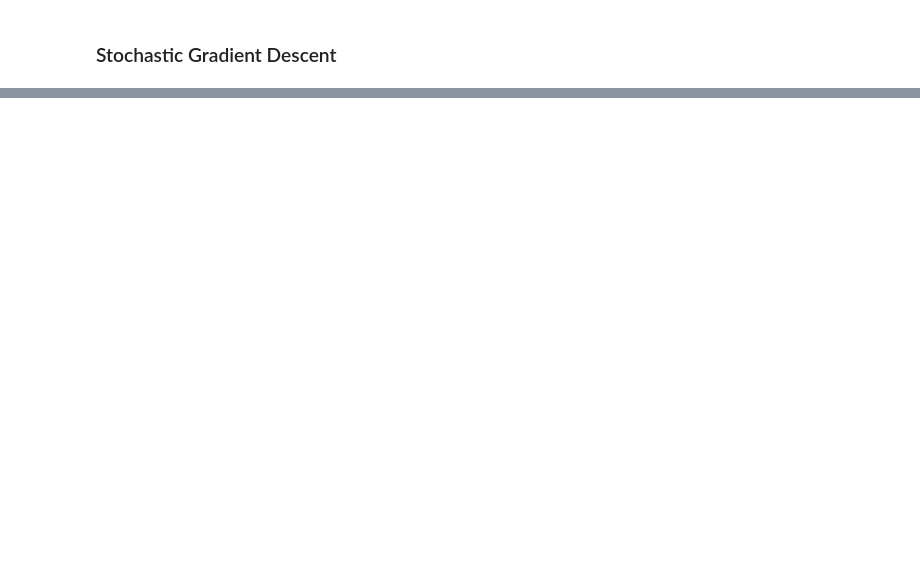
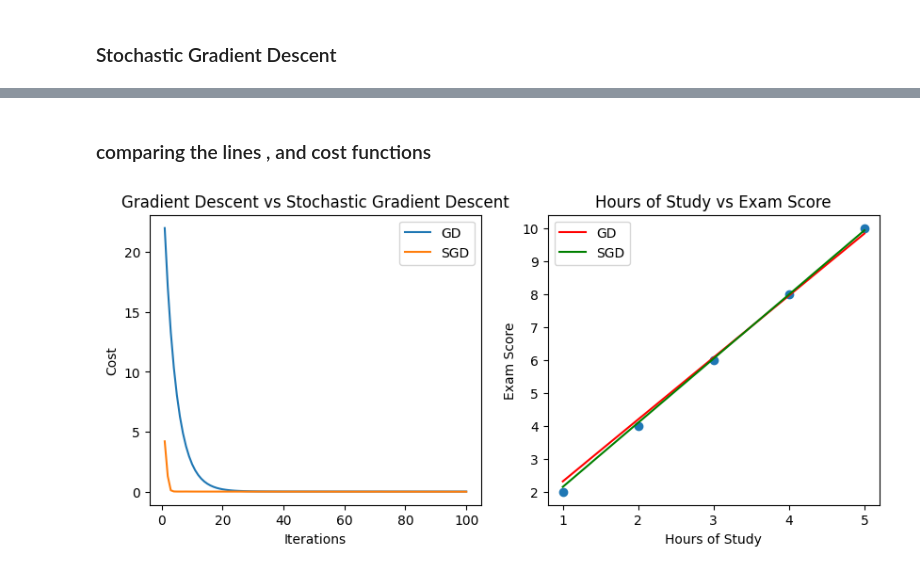
Before and after one commit to ShauryaManiTripathi/ML, a Jupyter notebook: Passign3/1.ipynb, the cells around one changed output, grey strips where cells are left out. Cells and saved outputs as stored; diff of their text form; code cells hidden in the pictures; blank space fills up the shorter version.

```diff
--- a/Passign3/1.ipynb
+++ b/Passign3/1.ipynb
@@ -217,0 +116,25 @@ This matrix approach efficiently computes the hypothesis, error, and gradient fo
+# %% [markdown]
+### comparing the lines , and cost functions
+# %%
+#plot cost history
+plt.figure(figsize=(10, 4))
+plt.subplot(1, 2, 1)
+plt.plot(range(1, len(cost_history_gd) + 1), cost_history_gd, label='GD')
+plt.plot(range(1, len(cost_history_sgd) + 1), cost_history_sgd, label='SGD')
+plt.xlabel('Iterations')
+plt.ylabel('Cost')
+plt.legend()
+plt.title('Gradient Descent vs Stochastic Gradient Descent')
+
+
+plt.subplot(1, 2, 2)
+plt.scatter(X[:, 1], y)
+plt.plot(X[:, 1], y_pred_gd, color='red', label='GD')
+plt.plot(X[:, 1], y_pred_sgd, color='green', label='SGD')
+plt.xlabel('Hours of Study')
+plt.ylabel('Exam Score')
+plt.legend()
+plt.title('Hours of Study vs Exam Score')
+plt.show()
+# %% [output]
+[figure, added]
```
Also changed, not shown: parts of 4 cells of this notebook, 5 other files.
